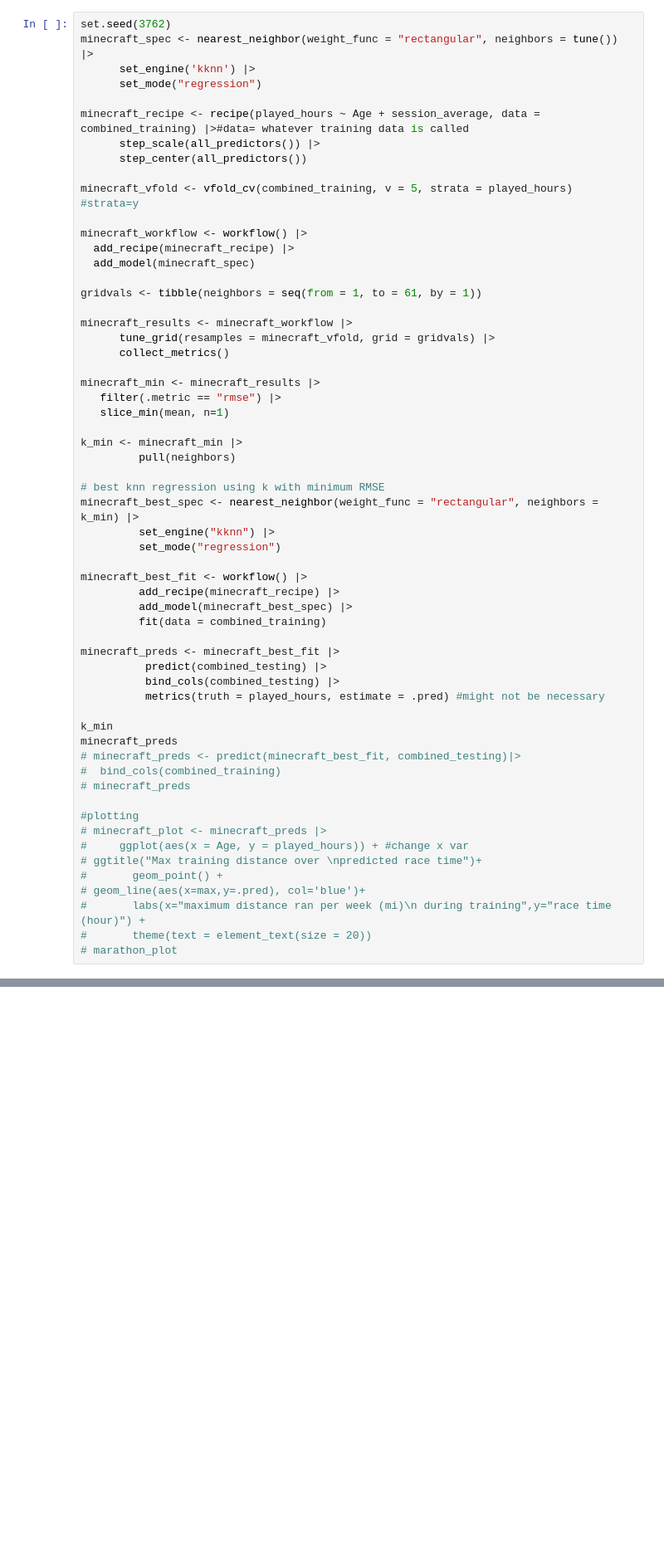
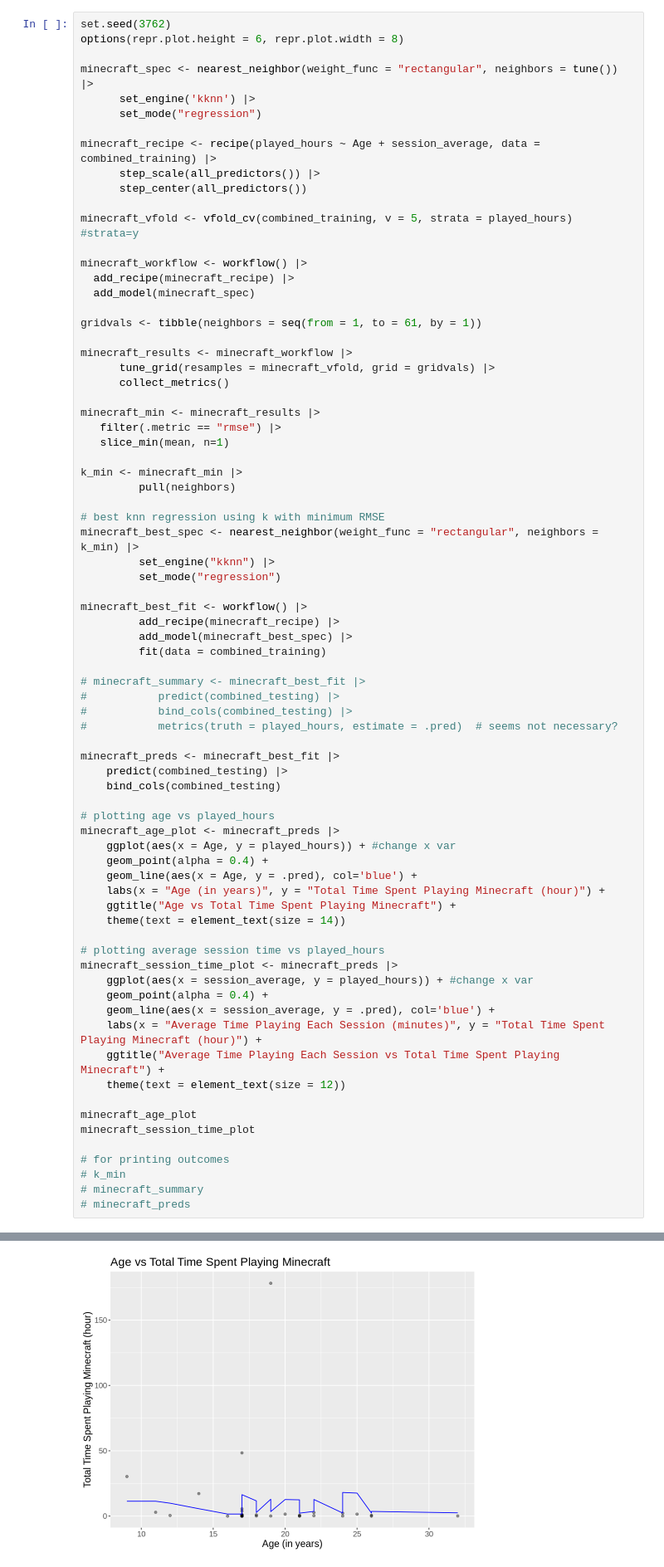
Before and after one commit to lilael-sakhawy/dsci_100_individual_project_planning_stage, a Jupyter notebook: finalproject.ipynb, the cells around one changed output, grey strips where cells are left out. Shown at 83% size. Cells and saved outputs as stored; diff of their text form; blank space fills up the shorter version.

Commit message:
Created plots for age and average session time

```diff
--- a/finalproject.ipynb
+++ b/finalproject.ipynb
@@ -354,11 +354,13 @@ A tibble: 6 × 8
 | b3510c708bd50bf9f75e6e02bb6fe14ed... | 82.10000 | Veteran | TRUE | 12.5 | Isidore | Agender | 27 |
 # %%
 set.seed(3762)
+options(repr.plot.height = 6, repr.plot.width = 8)
+
 minecraft_spec <- nearest_neighbor(weight_func = "rectangular", neighbors = tune()) |>
       set_engine('kknn') |>
       set_mode("regression")
 
-minecraft_recipe <- recipe(played_hours ~ Age + session_average, data = combined_training) |>#data= whatever training data is called
+minecraft_recipe <- recipe(played_hours ~ Age + session_average, data = combined_training) |>
       step_scale(all_predictors()) |>
       step_center(all_predictors())
 
@@ -391,24 +393,38 @@ minecraft_best_fit <- workflow() |>
          add_model(minecraft_best_spec) |>
          fit(data = combined_training)
 
+# minecraft_summary <- minecraft_best_fit |>
+#           predict(combined_testing) |>
+#           bind_cols(combined_testing) |>
+#           metrics(truth = played_hours, estimate = .pred)  # seems not necessary?
+
 minecraft_preds <- minecraft_best_fit |>
-          predict(combined_testing) |>
-          bind_cols(combined_testing) |>
-          metrics(truth = played_hours, estimate = .pred) #might not be necessary
+    predict(combined_testing) |>
+    bind_cols(combined_testing)
 
-k_min
-minecraft_preds
-# minecraft_preds <- predict(minecraft_best_fit, combined_testing)|>
-#  bind_cols(combined_training)
+# plotting age vs played_hours
+minecraft_age_plot <- minecraft_preds |>
+    ggplot(aes(x = Age, y = played_hours)) + #change x var
+    geom_point(alpha = 0.4) +
+    geom_line(aes(x = Age, y = .pred), col='blue') +
+    labs(x = "Age (in years)", y = "Total Time Spent Playing Minecraft (hour)") +
+    ggtitle("Age vs Total Time Spent Playing Minecraft") +
+    theme(text = element_text(size = 14))
+
+# plotting average session time vs played_hours
+minecraft_session_time_plot <- minecraft_preds |>
+    ggplot(aes(x = session_average, y = played_hours)) + #change x var
+    geom_point(alpha = 0.4) +
+    geom_line(aes(x = session_average, y = .pred), col='blue') +
+    labs(x = "Average Time Playing Each Session (minutes)", y = "Total Time Spent Playing Minecraft (hour)") +
+    ggtitle("Average Time Playing Each Session vs Total Time Spent Playing Minecraft") +
+    theme(text = element_text(size = 12))
+
+minecraft_age_plot
+minecraft_session_time_plot
+
+# for printing outcomes
+# k_min
+# minecraft_summary
 # minecraft_preds
-
-#plotting
-# minecraft_plot <- minecraft_preds |>
-#     ggplot(aes(x = Age, y = played_hours)) + #change x var
-# ggtitle("Max training distance over \npredicted race time")+
-#       geom_point() +
-# geom_line(aes(x=max,y=.pred), col='blue')+
-#       labs(x="maximum distance ran per week (mi)\n during training",y="race time (hour)") +
-#       theme(text = element_text(size = 20))
-# marathon_plot
 # %% [output]
@@ -421,0 +431 @@ A tibble: 3 × 3
+[figure, added]
```
Also changed, not shown: parts of 2 cells of this notebook.
